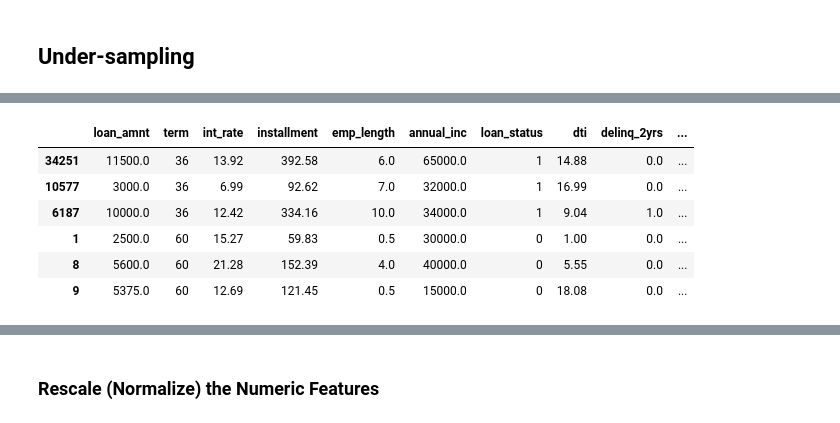
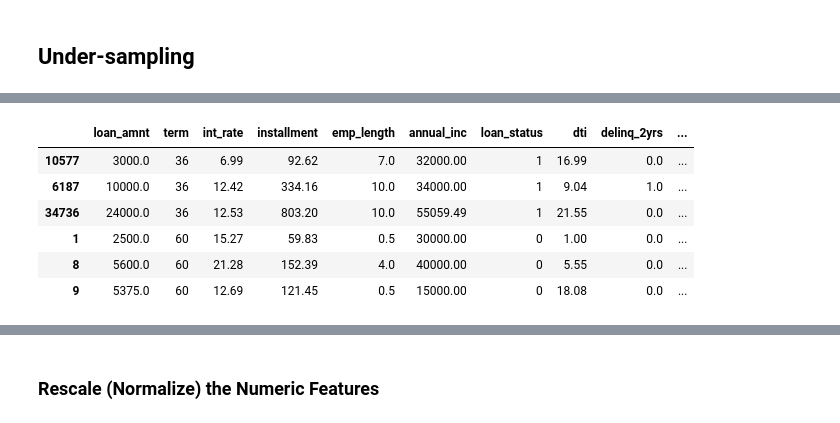
Before and after one commit to bern-lm/dataquest-projects, a Jupyter notebook: credit-modeling/Project - Credit Modeling (Lending Club).ipynb, the cells around one changed output, grey strips where cells are left out. Cells and saved outputs as stored; diff of their text form; code cells hidden in the pictures.

```diff
--- a/credit-modeling/Project - Credit Modeling (Lending Club).ipynb
+++ b/credit-modeling/Project - Credit Modeling (Lending Club).ipynb
@@ -1576,6 +1442,0 @@ LogisticRegression(C=1.0, class_weight=None, dual=False, fit_intercept=True,
-# %%
-predictions = cross_val_predict( lr, features, target, cv=3 )
-
-
-print( type(predictions) )
-print( predictions.size )
@@ -2704,14 +2319,0 @@ The net profit without RFECV was: 7,726,257
-# %%
-lr = LogisticRegression( solver='liblinear', class_weight="balanced" )
-
-
-selector = RFECV( lr, cv=10 )
-
-selector.fit( features, target )
-
-
-optimized_columns = features.columns[selector.support_]
-
-print( len(optimized_columns) )
-
-print( optimized_columns )
@@ -3664,3 +2859,21 @@ _min_samples_leaf_ = __15__
 _min_samples_split_ = 5
 
 _max_depth_ = 15
+# %%
+penalty = {
+    0: 9,
+    1: 1
+}
+
+
+rf = RandomForestClassifier( n_estimators=10, random_state=1, class_weight=penalty, \
+                               min_samples_leaf=15, min_samples_split=5, max_depth=15 )
+
+
+predictions = cross_val_predict( rf, features, target, cv=10 )
+
+
+predictions = pd.Series( predictions, index=loans_opt_1_dvt.index )
+
+
+print(rf)
@@ -3856,11 +3114,12 @@ Net profit: 1,901,731
 # %%
 penalty = {
-    0: 15,
+    0: 11,
     1: 1
 }
 
 
-rf = RandomForestClassifier( n_estimators=10, random_state=1, class_weight=penalty )
+rf = RandomForestClassifier( n_estimators=10, random_state=1, class_weight=penalty, \
+                               min_samples_leaf=15, min_samples_split=5, max_depth=5 )
 
 
 predictions = cross_val_predict( rf, features, target, cv=10 )
@@ -4481,11 +3649,11 @@ under_sampling_df['loan_status'].value_counts(dropna=False)
 Name: loan_status, dtype: int64
 # %%
-under_sampling_df.iloc[ 5386:5392, : ]
+under_sampling_df.iloc[ 5387:5393, : ]
 # %% [output]
 |  | loan_amnt | term | int_rate | installment | emp_length | annual_inc | loan_status | dti | delinq_2yrs | ... |
-| 34251 | 11500.0 | 36 | 13.92 | 392.58 | 6.0 | 65000.0 | 1 | 14.88 | 0.0 | ... |
-| 10577 | 3000.0 | 36 | 6.99 | 92.62 | 7.0 | 32000.0 | 1 | 16.99 | 0.0 | ... |
-| 6187 | 10000.0 | 36 | 12.42 | 334.16 | 10.0 | 34000.0 | 1 | 9.04 | 1.0 | ... |
-| 1 | 2500.0 | 60 | 15.27 | 59.83 | 0.5 | 30000.0 | 0 | 1.00 | 0.0 | ... |
-| 8 | 5600.0 | 60 | 21.28 | 152.39 | 4.0 | 40000.0 | 0 | 5.55 | 0.0 | ... |
-| 9 | 5375.0 | 60 | 12.69 | 121.45 | 0.5 | 15000.0 | 0 | 18.08 | 0.0 | ... |
+| 10577 | 3000.0 | 36 | 6.99 | 92.62 | 7.0 | 32000.00 | 1 | 16.99 | 0.0 | ... |
+| 6187 | 10000.0 | 36 | 12.42 | 334.16 | 10.0 | 34000.00 | 1 | 9.04 | 1.0 | ... |
+| 34736 | 24000.0 | 36 | 12.53 | 803.20 | 10.0 | 55059.49 | 1 | 21.55 | 0.0 | ... |
+| 1 | 2500.0 | 60 | 15.27 | 59.83 | 0.5 | 30000.00 | 0 | 1.00 | 0.0 | ... |
+| 8 | 5600.0 | 60 | 21.28 | 152.39 | 4.0 | 40000.00 | 0 | 5.55 | 0.0 | ... |
+| 9 | 5375.0 | 60 | 12.69 | 121.45 | 0.5 | 15000.00 | 0 | 18.08 | 0.0 | ... |
```
Also changed, not shown: parts of 328 cells of this notebook.
